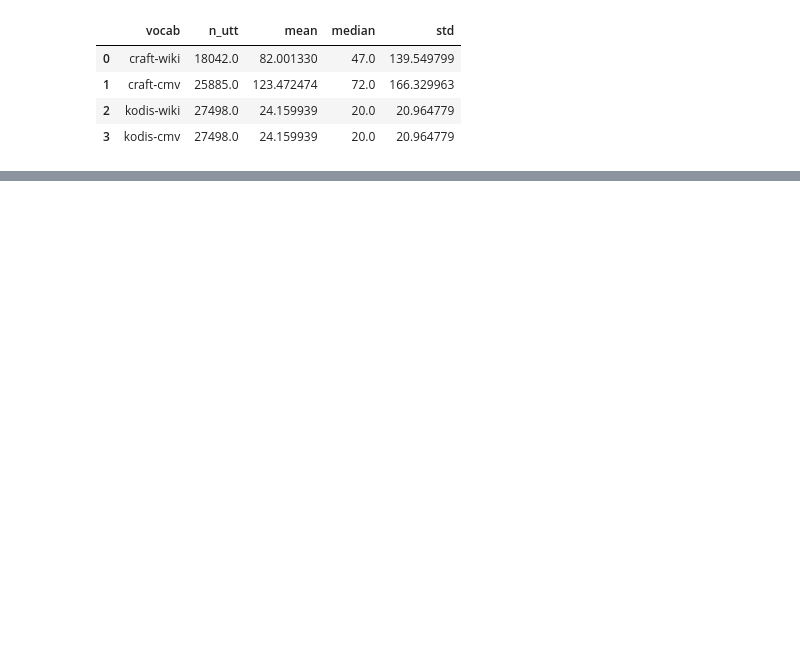
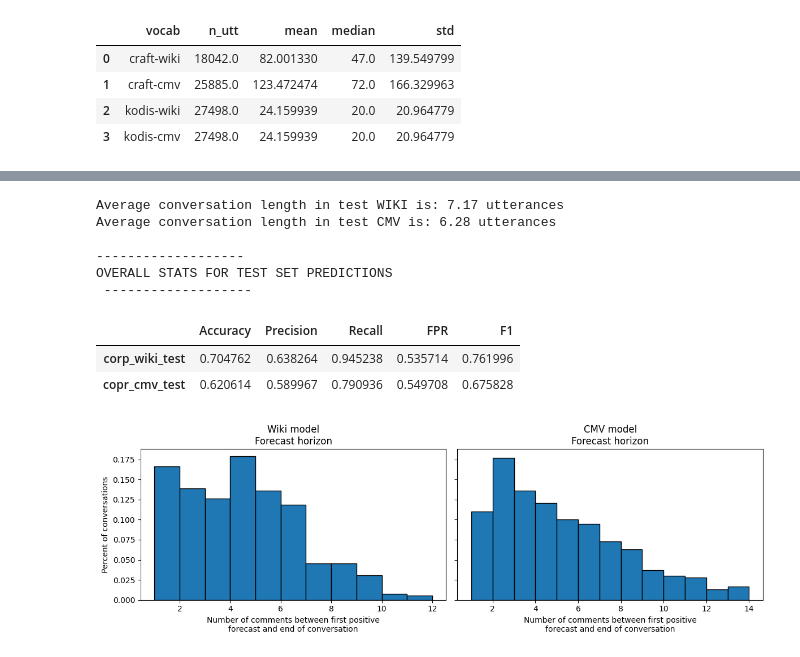
Before and after one commit to mishkin101/ConvoKit_Disputes, a Jupyter notebook: src/Forcaster_Explorer.ipynb, the cells around one changed output, grey strips where cells are left out. Drawn from its saved outputs; the diff is of its cells as text; code cells hidden in the pictures; blank space fills up the shorter version.

```diff
--- a/src/Forcaster_Explorer.ipynb
+++ b/src/Forcaster_Explorer.ipynb
@@ -670,0 +672,65 @@ display(df)
+# %%
+corp_test_wiki = forecaster_wiki.transform(corpus_wiki, context_selector= transform_selector)
+corp_test_cmv = forecaster_cmv.transform(corpus_cmv, context_selector= transform_selector)
+# %%
+%%capture
+import numpy as np
+import matplotlib.pyplot as plt
+test_selector = lambda c: c.meta.get("split") == "test"
+horizon_wiki = forecaster_wiki._draw_horizon_plot(corp_test_wiki, test_selector)
+horizon_cmv  = forecaster_cmv._draw_horizon_plot(corp_test_cmv, test_selector)
+conv_df1, metrics1 = forecaster_wiki.summarize(corp_test_wiki,  lambda c: c.meta['split'] == "test")
+conv_df2, metrics2 = forecaster_cmv.summarize(corp_test_cmv,  lambda c: c.meta['split'] == "test")
+# %%
+
+lengths_cmv = [
+    len(convo.get_utterance_ids())
+    for convo in corp_test_cmv.iter_conversations()
+]
+lengths_wiki = [
+    len(convo.get_utterance_ids())
+    for convo in corp_test_wiki.iter_conversations()
+]
+avg_len_cmv = sum(lengths_cmv) / len(lengths_cmv)
+avg_len_wiki = sum(lengths_wiki) / len(lengths_wiki)
+print(f"Average conversation length in test WIKI is: {avg_len_wiki:.2f} utterances")
+print(f"Average conversation length in test CMV is: {avg_len_cmv:.2f} utterances")
+print("\n-------------------")
+print("OVERALL STATS FOR TEST SET PREDICTIONS \n -------------------")
+metrics_df = pd.DataFrame([metrics1, metrics2], index=['corp_wiki_test','copr_cmv_test'])
+display(metrics_df)
+
+
+vals_wiki = np.array(list(horizon_wiki.values()))
+vals_cmv  = np.array(list(horizon_cmv.values()))
+
+max_wiki = vals_wiki.max() if vals_wiki.size else 1
+max_cmv  = vals_cmv.max()  if vals_cmv.size  else 1
+
+bins_wiki = range(1, max_wiki)
+bins_cmv  = range(1, max_cmv)
+
+fig, (ax1, ax2) = plt.subplots(1, 2, figsize=(12,4), sharey=True)
+
+ax1.hist(vals_wiki, bins=bins_wiki, density=True, edgecolor="k")
+ax1.set_title("Wiki model\nForecast horizon")
+ax1.set_xlabel("Number of comments between first positive\nforecast and end of conversation")
+ax1.set_ylabel("Percent of conversations")
+
+ax2.hist(vals_cmv, bins=bins_cmv, density=True, edgecolor="k")
+ax2.set_title("CMV model\nForecast horizon")
+ax2.set_xlabel("Number of comments between first positive\nforecast and end of conversation")
+
+plt.tight_layout()
+plt.show()
+# %% [output]
+Average conversation length in test WIKI is: 7.17 utterances
+Average conversation length in test CMV is: 6.28 utterances
+
+-------------------
+OVERALL STATS FOR TEST SET PREDICTIONS
+ -------------------
+|  | Accuracy | Precision | Recall | FPR | F1 |
+| corp_wiki_test | 0.704762 | 0.638264 | 0.945238 | 0.535714 | 0.761996 |
+| copr_cmv_test | 0.620614 | 0.589967 | 0.790936 | 0.549708 | 0.675828 |
+[figure, added]
```
Also changed, not shown: parts of 42 cells of this notebook, 20 other files.
